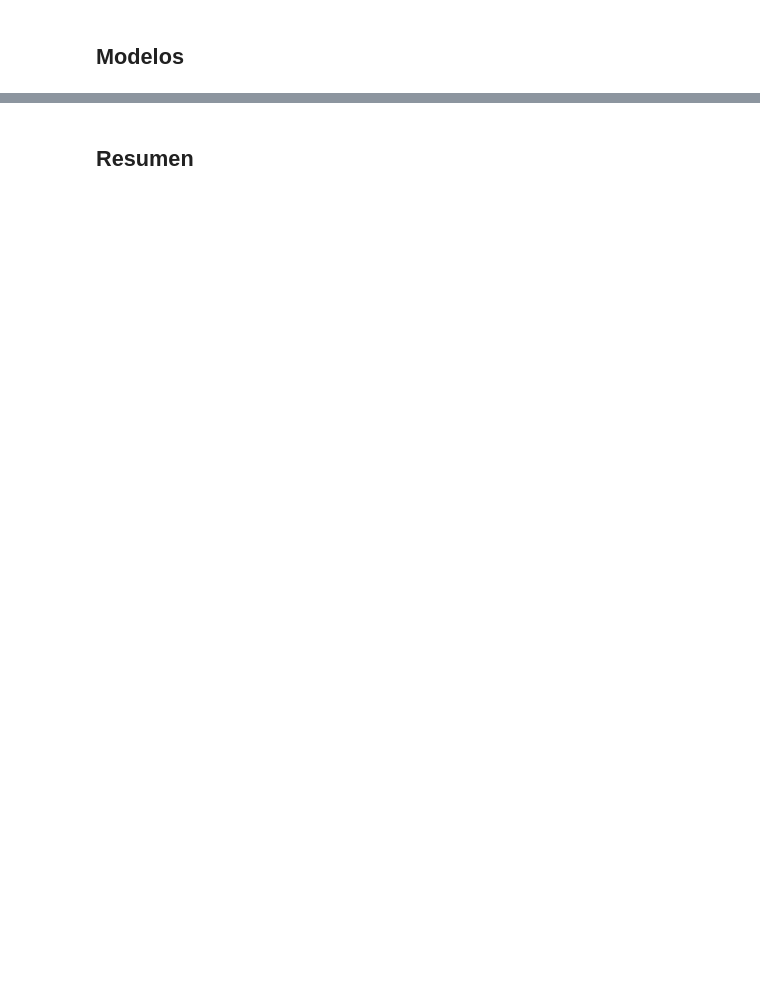
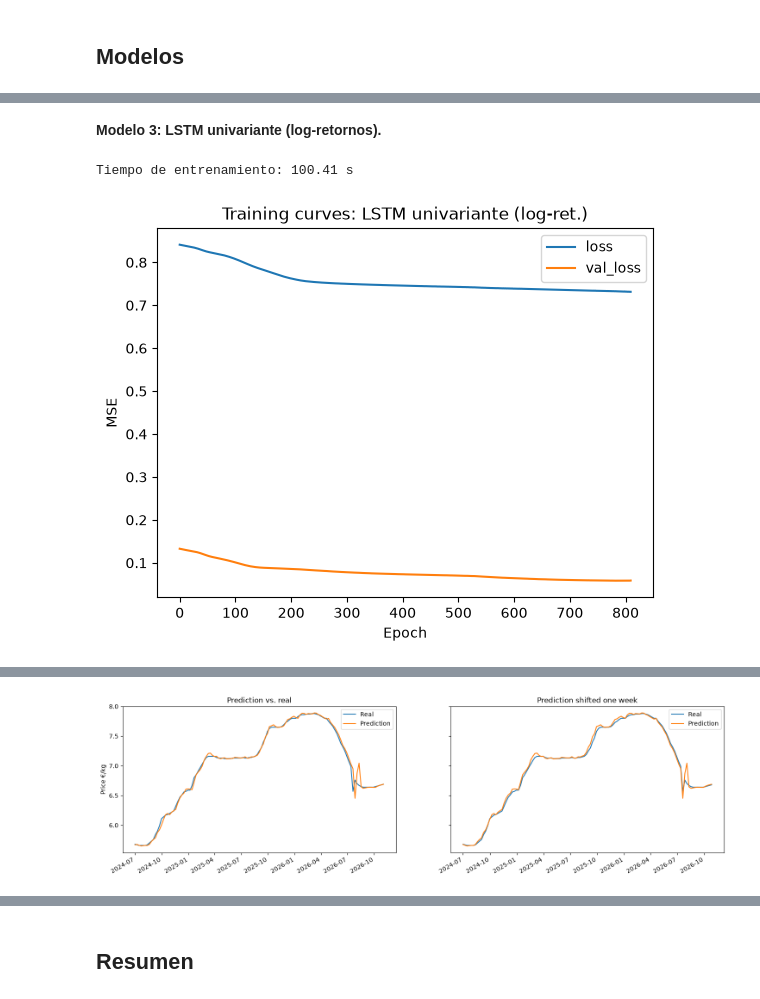
Before and after one commit to jsoriarom/lonja-time-series-prediction, a Jupyter notebook: src/notebooks/modeling.ipynb, the cells around one changed output, grey strips where cells are left out. Drawn from its saved outputs; the diff is of its cells as text; code cells hidden in the pictures; blank space fills up the shorter version.

```diff
--- a/src/notebooks/modeling.ipynb
+++ b/src/notebooks/modeling.ipynb
@@ -225,0 +318,11 @@ Tiempo de entrenamiento: 10.12 s
+# %% [markdown]
+**Modelo 3: LSTM univariante (log-retornos).**
+# %%
+x_log_uni = x_log[:, :, [target_idx]]
+
+set_seed()
+model = build_lstm(x_log_uni.shape[1:], y_log.shape[1])
+run('LSTM univariante (log-ret.)', model, x_log_uni, y_log, last_price)
+# %% [output]
+Tiempo de entrenamiento: 100.41 s
+[figure, added]
@@ -225,0 +332 @@ Tiempo de entrenamiento: 10.12 s
+[figure, added]
```
Also changed, not shown: parts of 31 cells of this notebook.
